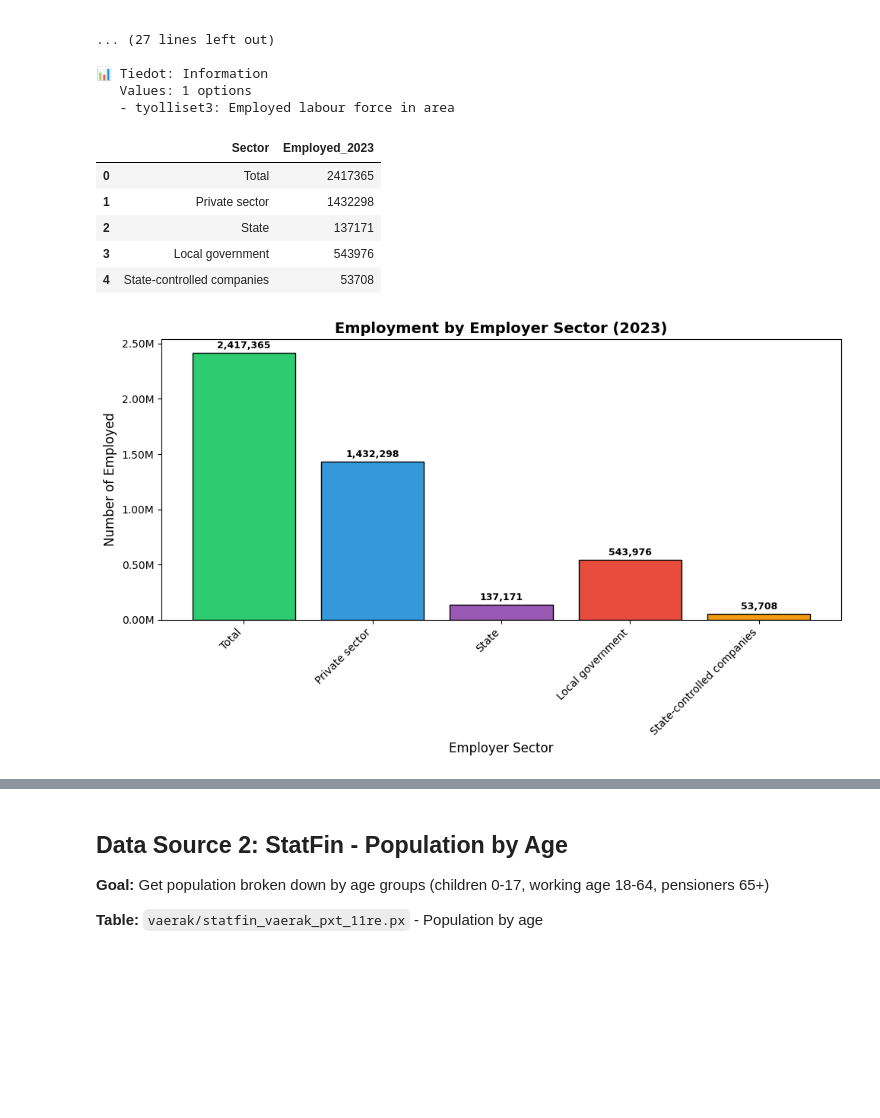
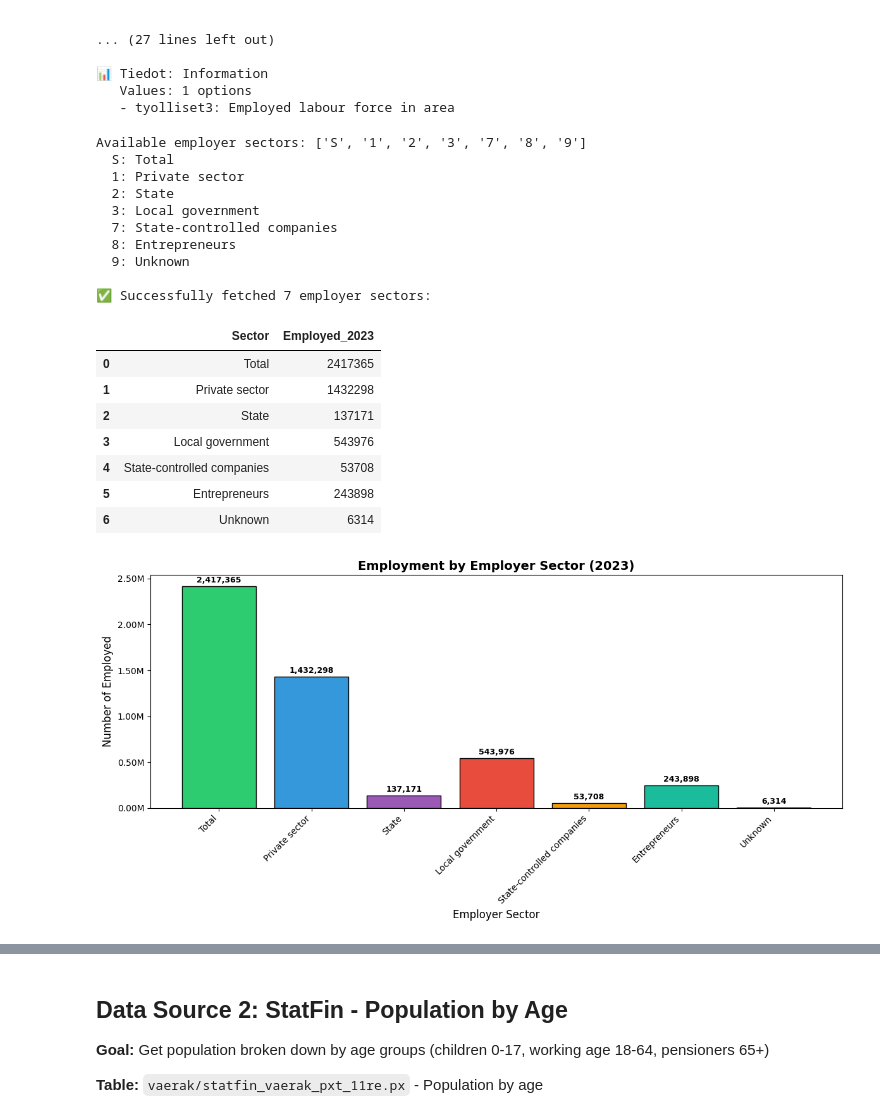
Before and after one commit to Uggeli/Tilastot, a Jupyter notebook: tilastot.ipynb, the cells around one changed output, grey strips where cells are left out. Saved outputs shown, nothing was run; the diff lists cells and outputs as text; code cells hidden in the pictures; blank space fills up the shorter version.

Commit message:
added missing data

```diff
--- a/tilastot.ipynb
+++ b/tilastot.ipynb
@@ -80,16 +102,24 @@ for var in meta['variables']:
    Values: 1 options
    - tyolliset3: Employed labour force in area
 # %%
-# Get ALL employer sectors by not filtering that dimension
-# Only filter region, year, and gender
+# Get ALL available employer sectors from metadata
+# First, get the actual sector codes from the API
+sector_var = [v for v in meta['variables'] if v['code'] == 'Työnantajasektori'][0]
+available_sectors = sector_var['values']
+sector_labels = {code: label for code, label in zip(sector_var['values'], sector_var['valueTexts'])}
+
+print(f"Available employer sectors: {available_sectors}")
+for code, label in sector_labels.items():
+    print(f"  {code}: {label}")
+
+# Request ALL available sectors
 employer_year = "2023"
 query = {
     "query": [
         {"code": "Työpaikan alue", "selection": {"filter": "item", "values": ["SSS"]}},
         {"code": "Vuosi", "selection": {"filter": "item", "values": [employer_year]}},
         {"code": "Sukupuoli", "selection": {"filter": "item", "values": ["SSS"]}},
-        # Työnantajasektori - get all values
-        {"code": "Työnantajasektori", "selection": {"filter": "item", "values": ["S", "1", "2", "3", "7"]}},
+        {"code": "Työnantajasektori", "selection": {"filter": "item", "values": available_sectors}},
     ],
     "response": {"format": "json-stat2"}
 }
@@ -102,35 +132,78 @@ if response.status_code == 200:
     # Get sector dimension
     sector_dim = data['dimension']['Työnantajasektori']
     sectors = list(sector_dim['category']['label'].values())
     values = data['value']
 
     employed_col = f"Employed_{employer_year}"
     employer_df = pd.DataFrame({'Sector': sectors, employed_col: values})
+
+    # Map sector codes to understand what we have
+    print(f"\n✅ Successfully fetched {len(employer_df)} employer sectors:")
     display(employer_df)
 
     # Visualization: Employer Sector Bar Chart
-    fig, ax = plt.subplots(figsize=(10, 6))
-    colors = ['#2ecc71', '#3498db', '#9b59b6', '#e74c3c', '#f39c12']
-    bars = ax.bar(employer_df['Sector'], employer_df[employed_col], color=colors, edgecolor='black')
+    fig, ax = plt.subplots(figsize=(12, 6))
+    colors = ['#2ecc71', '#3498db', '#9b59b6', '#e74c3c', '#f39c12', '#1abc9c', '#e67e22']
+    bars = ax.bar(employer_df['Sector'], employer_df[employed_col], color=colors[:len(employer_df)], edgecolor='black')
     ax.set_xlabel('Employer Sector', fontsize=12)
     ax.set_ylabel('Number of Employed', fontsize=12)
     ax.set_title(f'Employment by Employer Sector ({employer_year})', fontsize=14, fontweight='bold')
     ax.yaxis.set_major_formatter(plt.FuncFormatter(lambda x, p: f'{x/1e6:.2f}M'))
     plt.xticks(rotation=45, ha='right')
     for bar in bars:
         height = bar.get_height()
         ax.text(bar.get_x() + bar.get_width()/2., height + 20000,
                 f'{height:,.0f}', ha='center', va='bottom', fontsize=9, fontweight='bold')
     plt.tight_layout()
     plt.show()
 else:
-    print(f"Error: {response.status_code}")
+    print(f"❌ Error: {response.status_code}")
     print(response.text)
+    print("\nAttempting with basic sectors only...")
+
+    # Fallback: try with just the basic sectors
+    query_fallback = {
+        "query": [
+            {"code": "Työpaikan alue", "selection": {"filter": "item", "values": ["SSS"]}},
+            {"code": "Vuosi", "selection": {"filter": "item", "values": [employer_year]}},
+            {"code": "Sukupuoli", "selection": {"filter": "item", "values": ["SSS"]}},
+            {"code": "Työnantajasektori", "selection": {"filter": "item", "values": ["S", "1", "2", "3"]}},
+        ],
+        "response": {"format": "json-stat2"}
+    }
+
+    response2 = requests.post(url, json=query_fallback)
+    if response2.status_code == 200:
+        data = response2.json()
+        sector_dim = data['dimension']['Työnantajasektori']
+        sectors = list(sector_dim['category']['label'].values())
+        values = data['value']
+
+        employed_col = f"Employed_{employer_year}"
+        employer_df = pd.DataFrame({'Sector': sectors, employed_col: values})
+
+        print(f"⚠️ WARNING: Only basic sectors available (no entrepreneurs/non-profits separate)")
+        display(employer_df)
+    else:
+        print(f"❌ Fallback also failed: {response2.status_code}")
+        print(response2.text)
 # %% [output]
+Available employer sectors: ['S', '1', '2', '3', '7', '8', '9']
+  S: Total
+  1: Private sector
+  2: State
+  3: Local government
+  7: State-controlled companies
+  8: Entrepreneurs
+  9: Unknown
+
+✅ Successfully fetched 7 employer sectors:
 |  | Sector | Employed_2023 |
 | 0 | Total | 2417365 |
 | 1 | Private sector | 1432298 |
 | 2 | State | 137171 |
 | 3 | Local government | 543976 |
 | 4 | State-controlled companies | 53708 |
+| 5 | Entrepreneurs | 243898 |
+| 6 | Unknown | 6314 |
-[figure, old version]
+[figure, new version]
```
Also changed, not shown: parts of 16 cells of this notebook, 2 other files.
